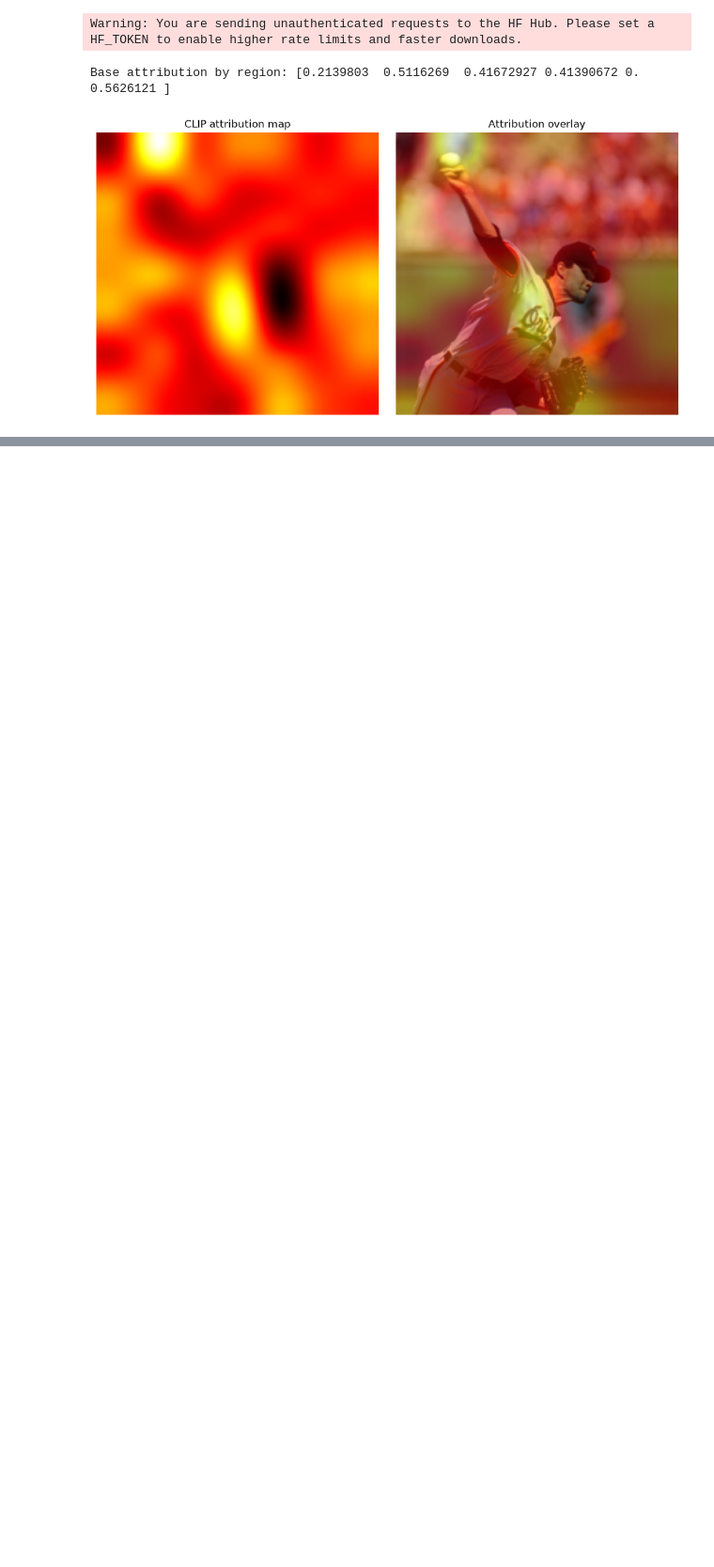
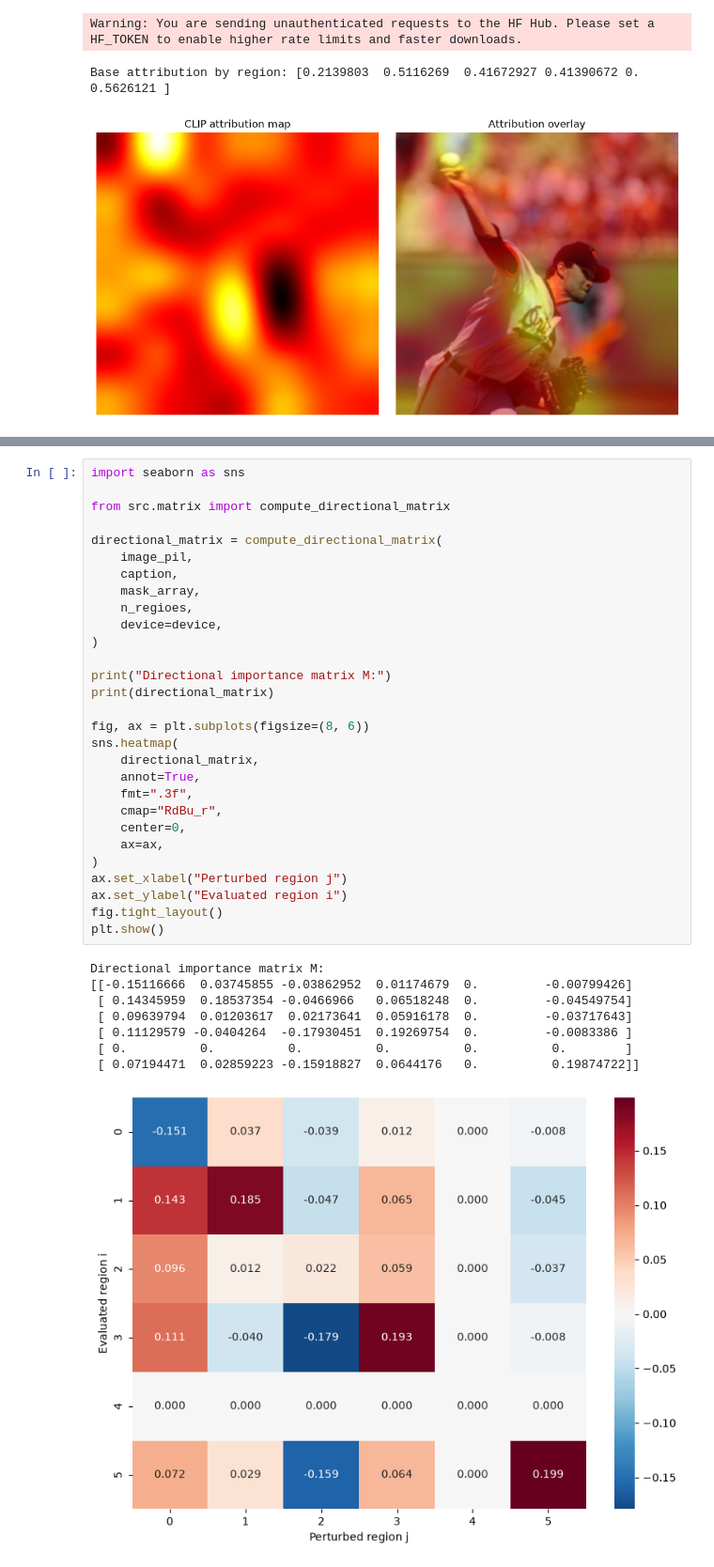
Before and after one commit to hbaniecki/fixlip, a Jupyter notebook: Tier1.ipynb, the cells around one changed output, grey strips where cells are left out. Shown at 94% size. Cells and saved outputs as stored; diff of their text form; blank space fills up the shorter version.

```diff
--- a/Tier1.ipynb
+++ b/Tier1.ipynb
@@ -140,0 +190,38 @@ Base attribution by region: [0.2139803  0.5116269  0.41672927 0.41390672 0.
+# %%
+import seaborn as sns
+
+from src.matrix import compute_directional_matrix
+
+directional_matrix = compute_directional_matrix(
+    image_pil,
+    caption,
+    mask_array,
+    n_regioes,
+    device=device,
+)
+
+print("Directional importance matrix M:")
+print(directional_matrix)
+
+fig, ax = plt.subplots(figsize=(8, 6))
+sns.heatmap(
+    directional_matrix,
+    annot=True,
+    fmt=".3f",
+    cmap="RdBu_r",
+    center=0,
+    ax=ax,
+)
+ax.set_xlabel("Perturbed region j")
+ax.set_ylabel("Evaluated region i")
+fig.tight_layout()
+plt.show()
+# %% [output]
+Directional importance matrix M:
+[[-0.15116666  0.03745855 -0.03862952  0.01174679  0.         -0.00799426]
+ [ 0.14345959  0.18537354 -0.0466966   0.06518248  0.         -0.04549754]
+ [ 0.09639794  0.01203617  0.02173641  0.05916178  0.         -0.03717643]
+ [ 0.11129579 -0.0404264  -0.17930451  0.19269754  0.         -0.0083386 ]
+ [ 0.          0.          0.          0.          0.          0.        ]
+ [ 0.07194471  0.02859223 -0.15918827  0.0644176   0.          0.19874722]]
+[figure, added]
```
Also changed, not shown: parts of 3 cells of this notebook, 2 other files.
